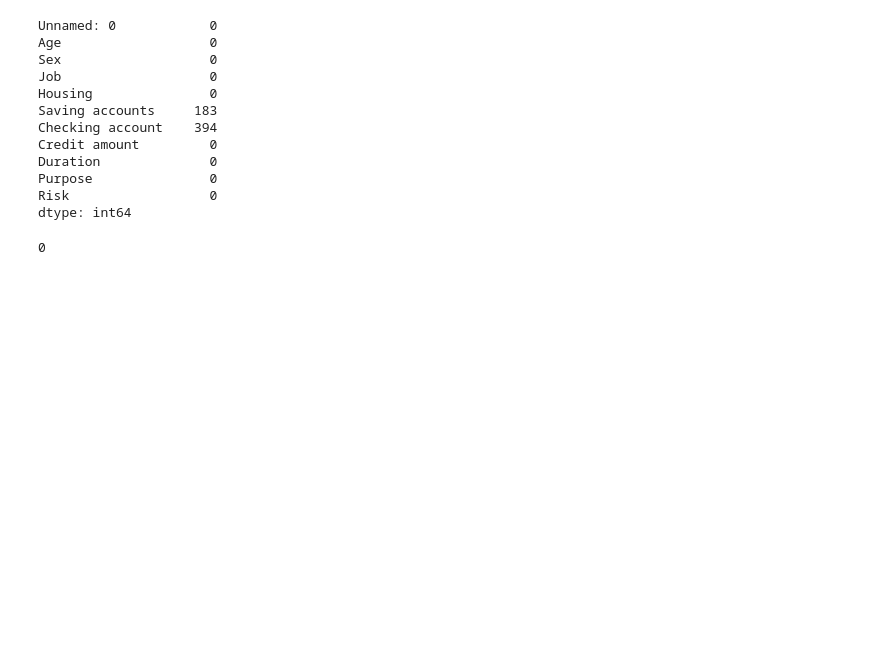
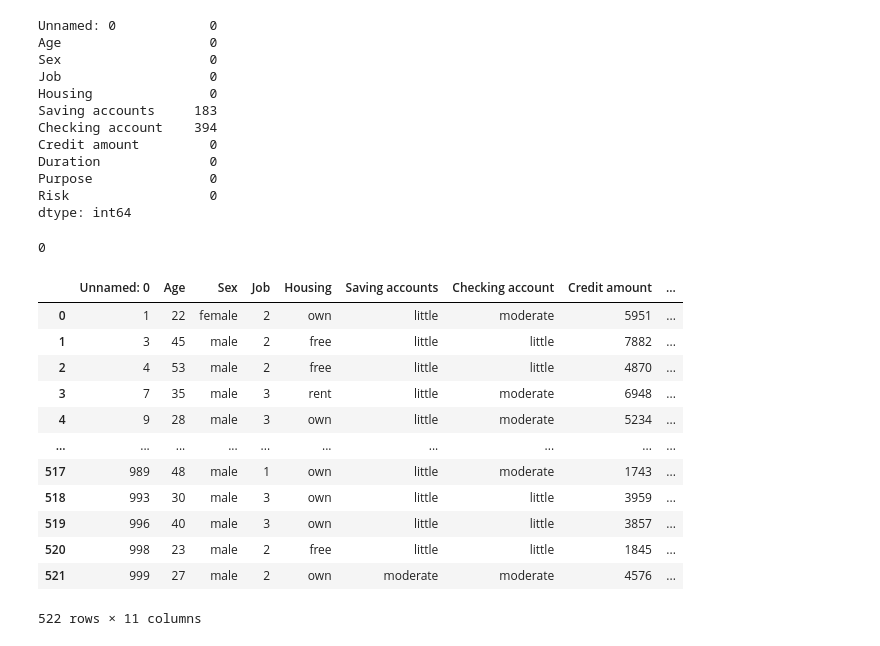
Before and after one commit to Vanshaj14Mohan/Credit-Card-Fraud-Detection-System, a Jupyter notebook: Files/main.ipynb, the cells around one changed output. Drawn from its saved outputs; the diff is of its cells as text; code cells hidden in the pictures; blank space fills up the shorter version.

```diff
--- a/Files/main.ipynb
+++ b/Files/main.ipynb
@@ -121,3 +121,20 @@ dtype: int64
 df.duplicated().sum()
 # %% [output]
 0
+# %%
+df = df.dropna().reset_index(drop=True)
+df
+# %% [output]
+|  | Unnamed: 0 | Age | Sex | Job | Housing | Saving accounts | Checking account | Credit amount | ... |
+| 0 | 1 | 22 | female | 2 | own | little | moderate | 5951 | ... |
+| 1 | 3 | 45 | male | 2 | free | little | little | 7882 | ... |
+| 2 | 4 | 53 | male | 2 | free | little | little | 4870 | ... |
+| 3 | 7 | 35 | male | 3 | rent | little | moderate | 6948 | ... |
+| 4 | 9 | 28 | male | 3 | own | little | moderate | 5234 | ... |
+| ... | ... | ... | ... | ... | ... | ... | ... | ... | ... |
+| 517 | 989 | 48 | male | 1 | own | little | moderate | 1743 | ... |
+| 518 | 993 | 30 | male | 3 | own | little | little | 3959 | ... |
+| 519 | 996 | 40 | male | 3 | own | little | little | 3857 | ... |
+| 520 | 998 | 23 | male | 2 | free | little | little | 1845 | ... |
+| 521 | 999 | 27 | male | 2 | own | moderate | moderate | 4576 | ... |
+522 rows × 11 columns
```
